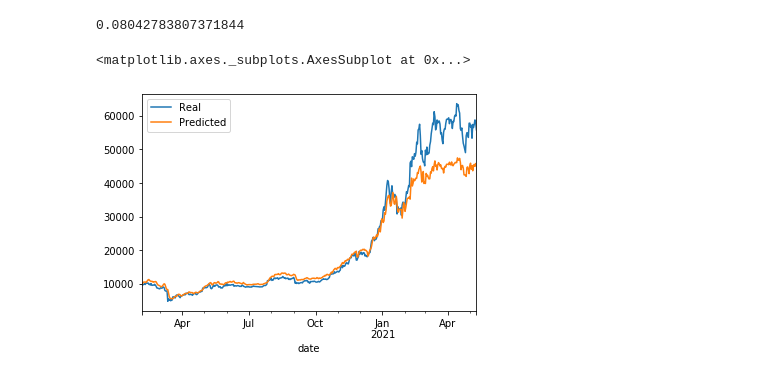
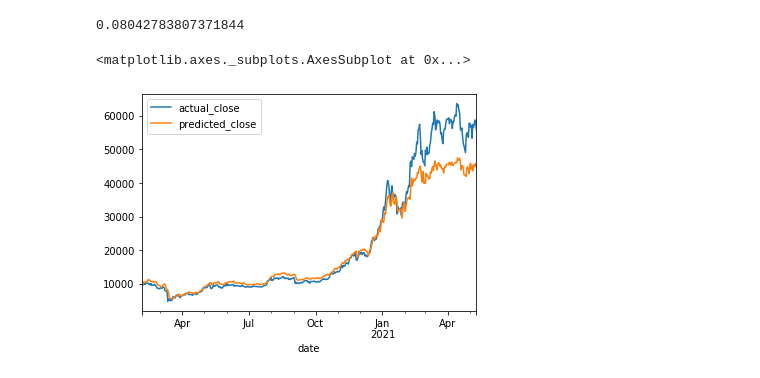
Before and after one commit to georgekoul26/Bitcoin_Models, a Jupyter notebook: testmodel.ipynb, the cells around one changed output. Saved outputs shown, nothing was run; the diff lists cells and outputs as text; code cells hidden in the pictures.

```diff
--- a/testmodel.ipynb
+++ b/testmodel.ipynb
@@ -277,15 +277,15 @@ np.sqrt(mse)
 # %% [output]
 0.08042783807371844
 # %%
-predicted_prices = sc.inverse_transform(predicted)
-real_prices = sc.inverse_transform(y_test.reshape(-1, 1))
+predicted_close = sc.inverse_transform(predicted)
+actual_close = sc.inverse_transform(y_test.reshape(-1, 1))
 # print(predicted_prices)
 # %%
-stocks = pd.DataFrame({
-    "Real": real_prices.ravel(),
-    "Predicted": predicted_prices.ravel()
+results_df = pd.DataFrame({
+    "actual_close": actual_close.ravel(),
+    "predicted_close": predicted_close.ravel()
     }, index = dataset.index[-len(real_prices): ])
-stocks.plot()
+results_df.plot()
 # %% [output]
 <matplotlib.axes._subplots.AxesSubplot at 0x...>
-[figure, old version]
+[figure, new version]
```
Also changed, not shown: parts of 6 cells of this notebook.
